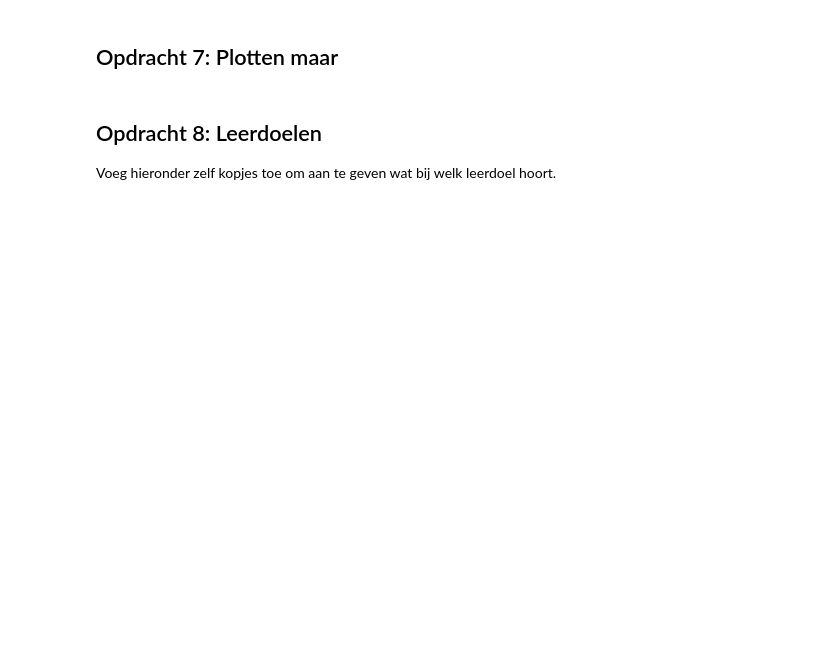
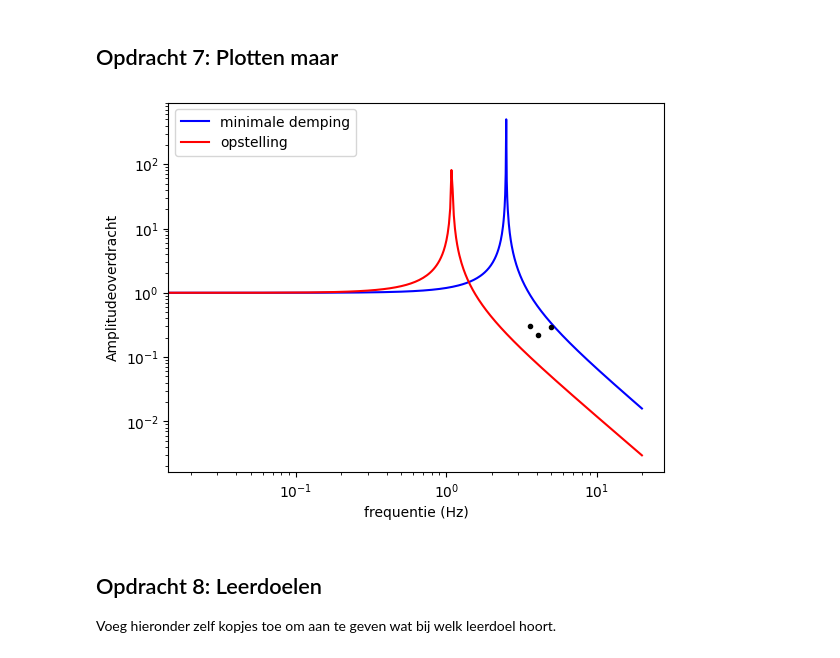
Before and after one commit to Spaantje5/opdrachten-DEF-D, a Jupyter notebook: FysiekeOntwerpopdrachten/5MaakEenOpstellingTrillingsvrij/Ontwerpopdracht5MaakEenOpstellingTrillingsvrijInvulTemplate.ipynb, the cells around one changed output. Cells and saved outputs as stored; diff of their text form; code cells hidden in the pictures; blank space fills up the shorter version.

```diff
--- a/FysiekeOntwerpopdrachten/5MaakEenOpstellingTrillingsvrij/Ontwerpopdracht5MaakEenOpstellingTrillingsvrijInvulTemplate.ipynb
+++ b/FysiekeOntwerpopdrachten/5MaakEenOpstellingTrillingsvrij/Ontwerpopdracht5MaakEenOpstellingTrillingsvrijInvulTemplate.ipynb
@@ -180,6 +195,26 @@ Als je hier negatief geantwoord hebt, kopieer onder deze cel dan alle cellen van
 ## Opdracht 7: Plotten maar
 # %%
 # Voeg hier je plots in.
+u_A = 0.2
+u_f = 0.05
+
+f_opstelling = np.array([5, 4.1, 3.6])
+
+A_1 = np.array([2.9, 5.2, 3.46])
+A_2 = np.array([0.86, 1.15, 1.04])
+
+A_overdracht = A_2/A_1
+
+plt.figure()
+plt.loglog(f, np.abs(amplitudeoverdracht), 'b', label = "minimale demping")
+plt.loglog(f, np.abs(amplitudeoverdracht2), 'r', label = "opstelling")
+plt.loglog(f_opstelling, A_overdracht, "k.")
+plt.xlabel("frequentie (Hz)")
+plt.ylabel("Amplitudeoverdracht")
+plt.legend()
+plt.show()
+# %% [output]
+[figure, added]
 # %% [markdown]
 ## Opdracht 8: Leerdoelen
 Voeg hieronder zelf kopjes toe om aan te geven wat bij welk leerdoel hoort.
```
Also changed, not shown: parts of 5 cells of this notebook, 1 other file.
